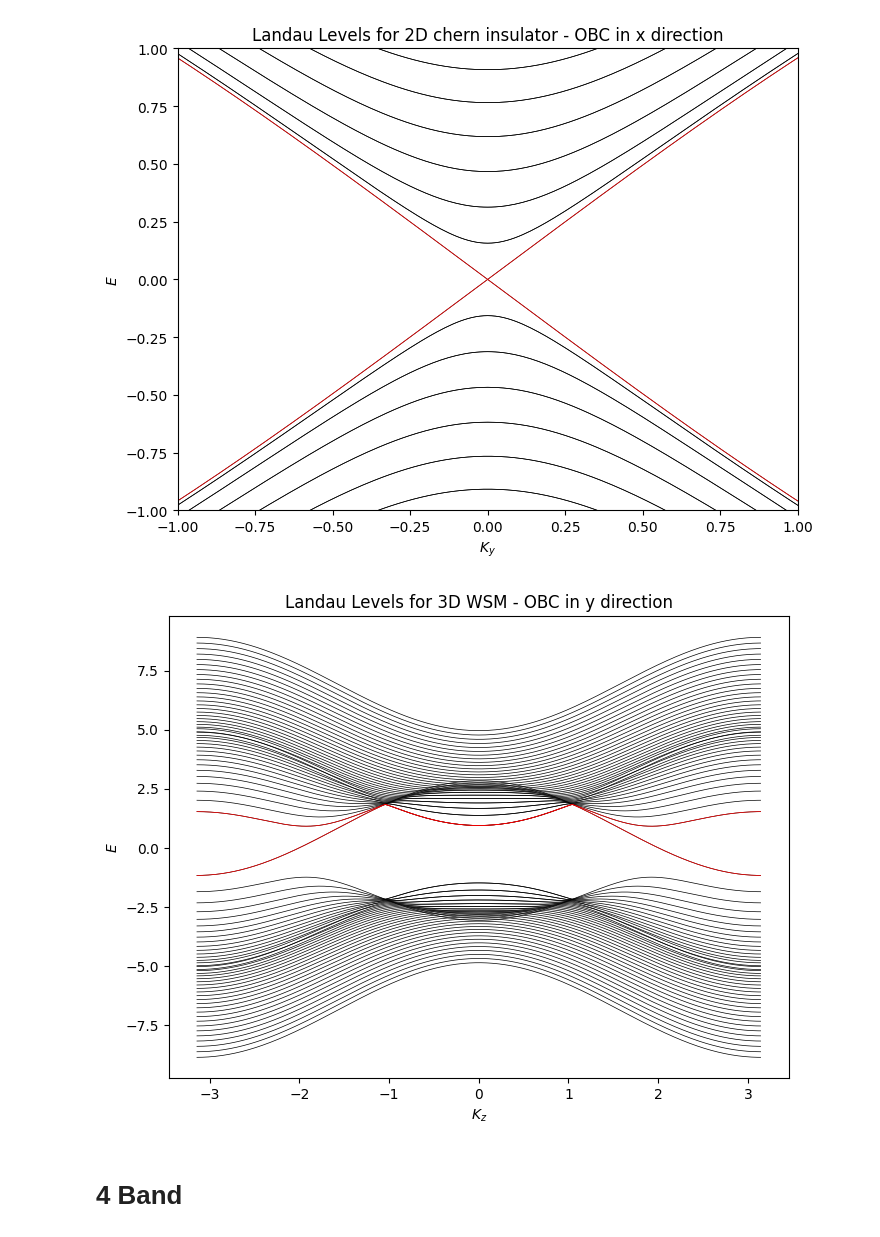
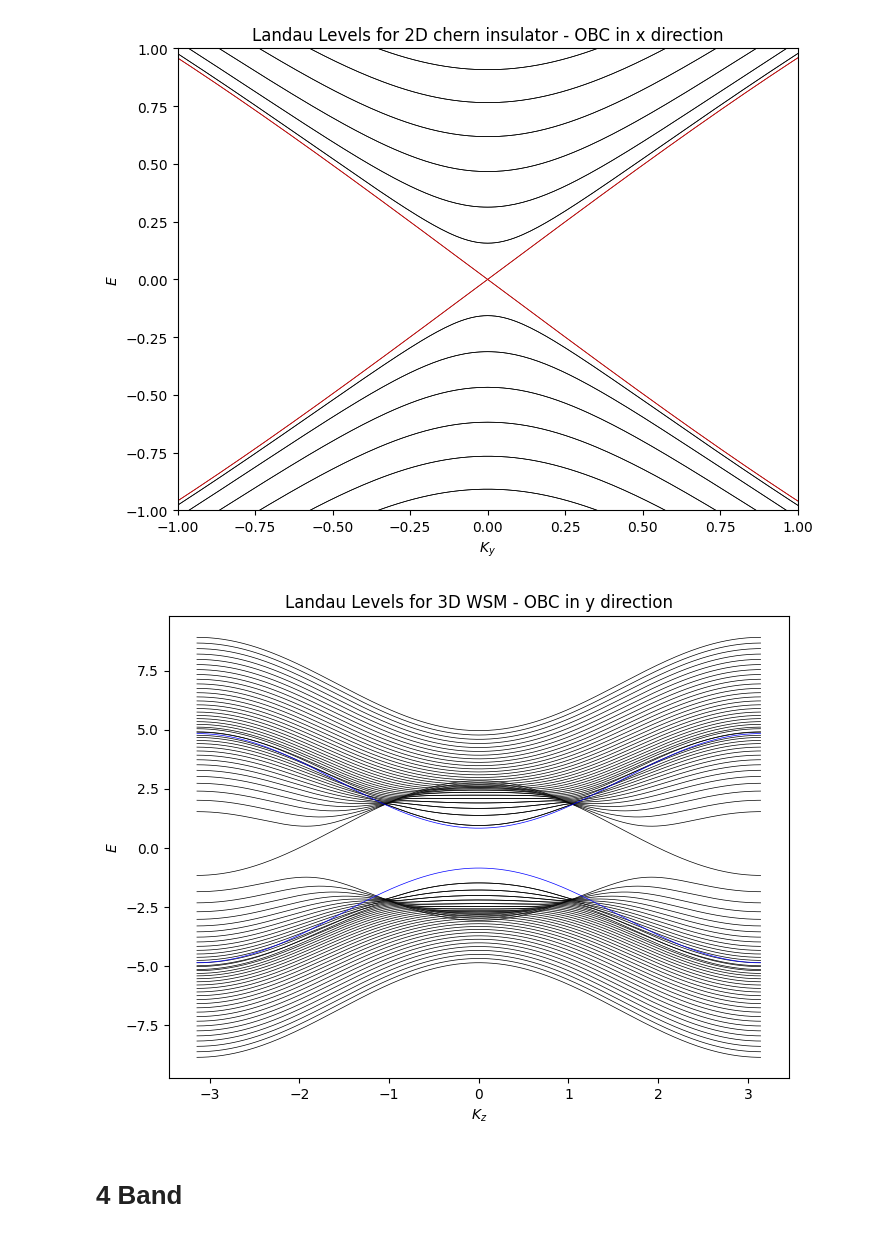
Before and after one commit to gehadibany/topological-phases, a Jupyter notebook: base_codes.ipynb, the cells around one changed output. Drawn from its saved outputs; the diff is of its cells as text; code cells hidden in the pictures.

```diff
--- a/base_codes.ipynb
+++ b/base_codes.ipynb
@@ -504,7 +504,8 @@ plt.show()
 # %% [output]
 [figure]
 # %%
-#Periodic-open
+
+
 # Parameters
 e = 1
 
@@ -513,46 +514,75 @@ t0, t, V = 0,1,3
 B= 2*np.pi/L
 
 kzs =np.linspace(-np.pi, np.pi, 501)
-kx = 0
-
-
+kx, ky = 0,0
 
 #Hamiltonian and diagonalization
 eigvals_oc_vs_kz = []
 for kz in kzs:
     H_open = np.zeros((2*L, 2*L), dtype=complex)
     for i in range(L):
         H0 = (-2*t0*np.sin(kx+e*B*i))*I2 +(2*t*np.sin(kx+e*B*i))* sigma_x + (2*t*np.cos(kz)+2*t*(np.cos(kx+e*B*i))-V)* sigma_z
         V0 = -1j*t * sigma_y +t*sigma_z
         H_open[2*i:2*i+2, 2*i:2*i+2] = H0
         if i < L-1:
             H_open[2*i:2*i+2, 2*(i+1):2*(i+1)+2] = V0
             H_open[2*(i+1):2*(i+1)+2, 2*i:2*i+2] = V0.conj().T
         else:
             H_open[2*i:2*i+2, 0:2] = V0
             H_open[0:2, 2*i:2*i+2] = V0.conj().T
 
 
     eigenvals_oc, eigenvecs_oc = np.linalg.eigh(H_open)
     eigvals_oc_vs_kz.append(eigenvals_oc)
 
 eigvals_oc_vs_kz = np.array(eigvals_oc_vs_kz).T
 
 #plot
 fig, ax = plt.subplots(figsize=(8,6))
 for band in eigvals_oc_vs_kz:
     ax.plot (kzs, band,  color='black', linewidth=0.5)
 ax.set_xlabel ('$K_z$')
 ax.set_ylabel ('$E$')
 ax.set_title ('Landau Levels for 3D WSM - OBC in y direction')
 
-mid = L
-for b in [mid-1, mid]:
-    plt.plot(kzs, eigvals_oc_vs_kz[b], color='red', linewidth =0.5)
+#mid = L
+#for b in [mid-1, mid]:
+    #plt.plot(kzs, eigvals_oc_vs_kz[b], color='red', linewidth =0.5)
+
+
+#===============================
+
+#Analytics
+
+#ladder operators
+#a = ((kx+e*B*i) - 1j*(kx+e*B*i))/np.sqrt(2*e*B)
+#a_dagger = ((kx+e*B*i) + 1j*ky)/np.sqrt(2*e*B)
+
+#matrices
+sigma_minus = 1/2*(sigma_x - 1j*sigma_y)
+sigma_plus = 1/2*(sigma_x + 1j*sigma_y)
+
+tau_plus = 1/2*(sigma_x - 1j*sigma_y)
+tau_minus = 1/2*(sigma_x + 1j*sigma_y)
+
+
+evals =[]
+for i in range (L):
+    for kz in kzs:
+        Hk = (-2*t0*(kx+e*B*i))*I2 +2*t*(np.sqrt(2*e*B)*(((kx+e*B*i) - 1j*(kx+e*B*i))/np.sqrt(2*e*B)*sigma_plus+((kx+e*B*i) + 1j*ky)/np.sqrt(2*e*B)*sigma_minus)) + (2*t*np.cos(kz)+2*t*(e*B*(((kx+e*B*i) + 1j*ky)/np.sqrt(2*e*B)*((kx+e*B*i) - 1j*(kx+e*B*i))/np.sqrt(2*e*B)+1/2))-V)* sigma_z
+        eigvals = np.linalg.eigvalsh(Hk)
+        evals.append(eigvals)
+
+evals = np.array(evals).T
+evals_reshaped = evals.reshape(2*L, len(kzs))
+
+plt.plot(kzs, evals_reshaped[0], color = 'blue', linewidth = '0.5')
+plt.plot(kzs, evals_reshaped[40], color = 'blue', linewidth = '0.5')
+
 
 plt.show()
 # %% [output]
-[figure, old version]
+[figure, new version]
 # %% [markdown]
 # 4 Band
 # %%
```
Also changed, not shown: parts of 1 cell of this notebook.
